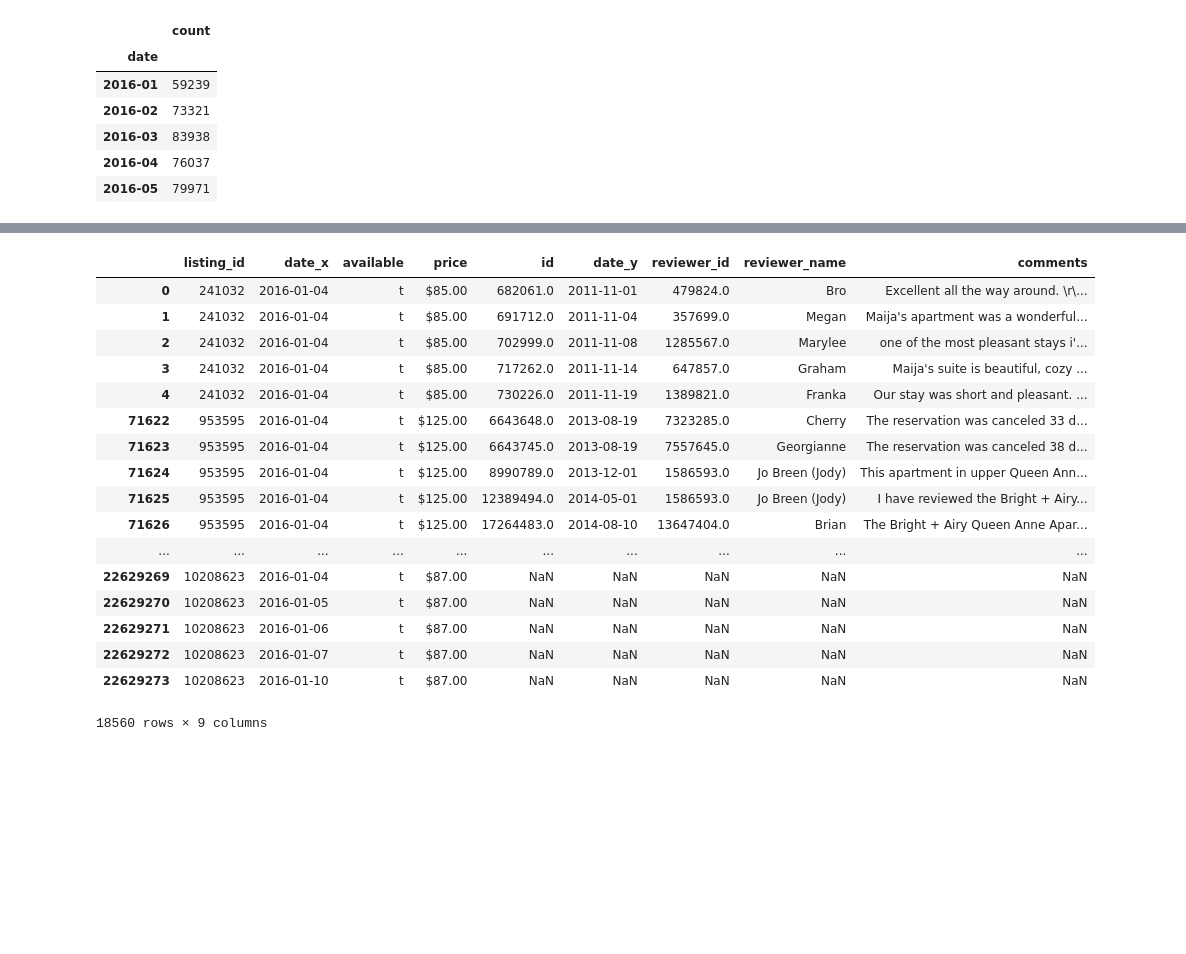
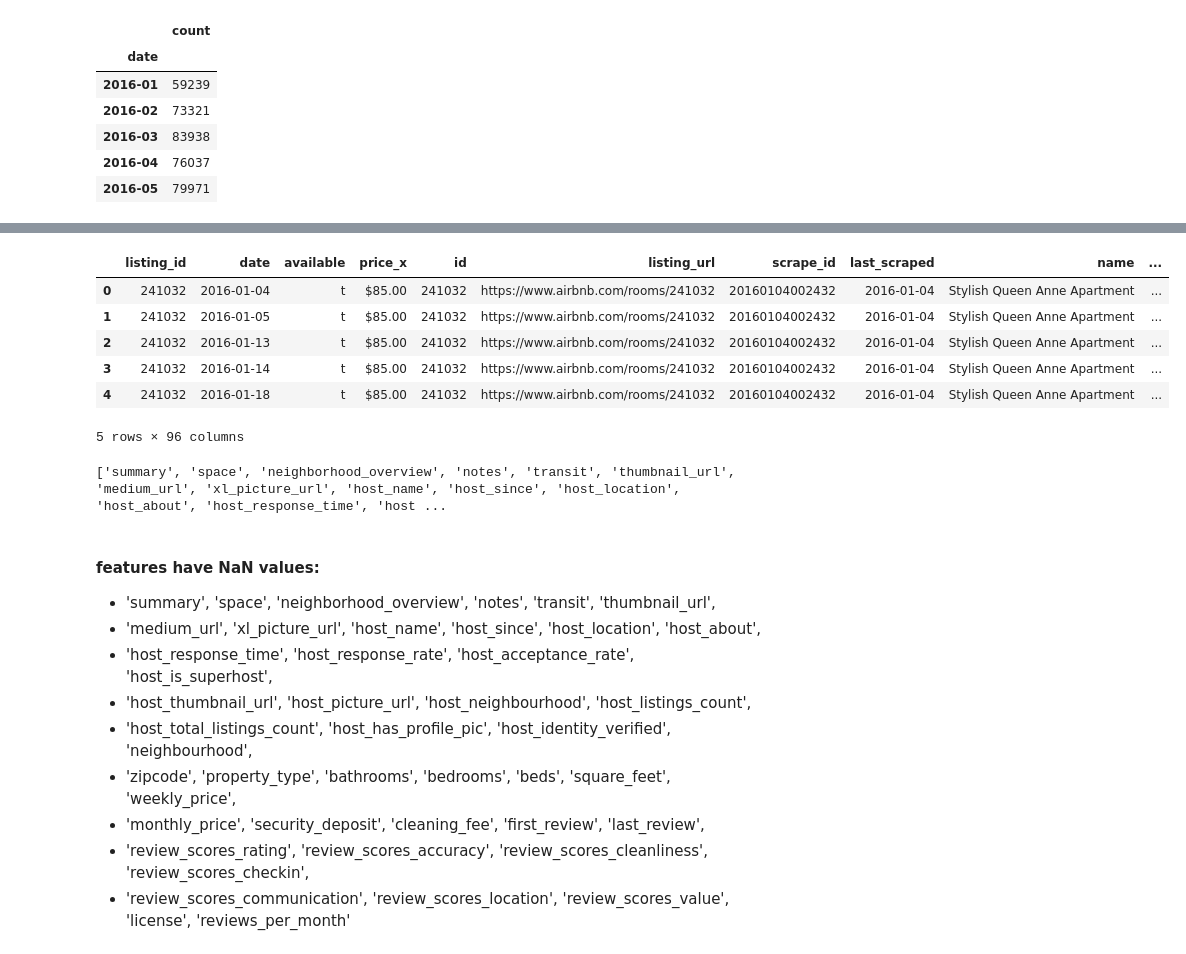
Before and after one commit to Rheasilvia/airbnb, a Jupyter notebook: airbnb.ipynb, the cells around one changed output, grey strips where cells are left out. Saved outputs shown, nothing was run; the diff lists cells and outputs as text; code cells hidden in the pictures; blank space fills up the shorter version.

```diff
--- a/airbnb.ipynb
+++ b/airbnb.ipynb
@@ -293,25 +299,30 @@ plt.show()
 # %%
 merge_pd = df_settle_clendar_raw.dropna().merge(df_settle_listings_raw,left_on='listing_id',right_on='id',how='inner')
-merge_pd
+merge_pd.head()
+# %% [output]
+|  | listing_id | date | available | price_x | id | listing_url | scrape_id | last_scraped | name | ... |
+| 0 | 241032 | 2016-01-04 | t | $85.00 | 241032 | https://www.airbnb.com/rooms/241032 | 20160104002432 | 2016-01-04 | Stylish Queen Anne Apartment | ... |
+| 1 | 241032 | 2016-01-05 | t | $85.00 | 241032 | https://www.airbnb.com/rooms/241032 | 20160104002432 | 2016-01-04 | Stylish Queen Anne Apartment | ... |
+| 2 | 241032 | 2016-01-13 | t | $85.00 | 241032 | https://www.airbnb.com/rooms/241032 | 20160104002432 | 2016-01-04 | Stylish Queen Anne Apartment | ... |
+| 3 | 241032 | 2016-01-14 | t | $85.00 | 241032 | https://www.airbnb.com/rooms/241032 | 20160104002432 | 2016-01-04 | Stylish Queen Anne Apartment | ... |
+| 4 | 241032 | 2016-01-18 | t | $85.00 | 241032 | https://www.airbnb.com/rooms/241032 | 20160104002432 | 2016-01-04 | Stylish Queen Anne Apartment | ... |
+5 rows × 96 columns
-# %%
-group_by_pd = merge_pd.groupby(['listing_id','available'])
-group_by_pd.head()
-# %% [output]
-|  | listing_id | date_x | available | price | id | date_y | reviewer_id | reviewer_name | comments |
-| 0 | 241032 | 2016-01-04 | t | $85.00 | 682061.0 | 2011-11-01 | 479824.0 | Bro | Excellent all the way around. \r\... |
-| 1 | 241032 | 2016-01-04 | t | $85.00 | 691712.0 | 2011-11-04 | 357699.0 | Megan | Maija's apartment was a wonderful... |
-| 2 | 241032 | 2016-01-04 | t | $85.00 | 702999.0 | 2011-11-08 | 1285567.0 | Marylee | one of the most pleasant stays i'... |
-| 3 | 241032 | 2016-01-04 | t | $85.00 | 717262.0 | 2011-11-14 | 647857.0 | Graham | Maija's suite is beautiful, cozy ... |
-| 4 | 241032 | 2016-01-04 | t | $85.00 | 730226.0 | 2011-11-19 | 1389821.0 | Franka | Our stay was short and pleasant. ... |
-| 71622 | 953595 | 2016-01-04 | t | $125.00 | 6643648.0 | 2013-08-19 | 7323285.0 | Cherry | The reservation was canceled 33 d... |
-| 71623 | 953595 | 2016-01-04 | t | $125.00 | 6643745.0 | 2013-08-19 | 7557645.0 | Georgianne | The reservation was canceled 38 d... |
-| 71624 | 953595 | 2016-01-04 | t | $125.00 | 8990789.0 | 2013-12-01 | 1586593.0 | Jo Breen (Jody) | This apartment in upper Queen Ann... |
-| 71625 | 953595 | 2016-01-04 | t | $125.00 | 12389494.0 | 2014-05-01 | 1586593.0 | Jo Breen (Jody) | I have reviewed the Bright + Airy... |
-| 71626 | 953595 | 2016-01-04 | t | $125.00 | 17264483.0 | 2014-08-10 | 13647404.0 | Brian | The Bright + Airy Queen Anne Apar... |
-| ... | ... | ... | ... | ... | ... | ... | ... | ... | ... |
-| 22629269 | 10208623 | 2016-01-04 | t | $87.00 | NaN | NaN | NaN | NaN | NaN |
-| 22629270 | 10208623 | 2016-01-05 | t | $87.00 | NaN | NaN | NaN | NaN | NaN |
-| 22629271 | 10208623 | 2016-01-06 | t | $87.00 | NaN | NaN | NaN | NaN | NaN |
-| 22629272 | 10208623 | 2016-01-07 | t | $87.00 | NaN | NaN | NaN | NaN | NaN |
-| 22629273 | 10208623 | 2016-01-10 | t | $87.00 | NaN | NaN | NaN | NaN | NaN |
-18560 rows × 9 columns
+# %%
+def get_NaN_feature_names(df)->None:
+    """get feature have NaN values"""
+    nan_list =[col_name for col_name in df.columns if df[col_name].isnull().sum() > 0]
+    print(nan_list)
+get_NaN_feature_names(df_settle_listings_raw)
+# %% [output]
+['summary', 'space', 'neighborhood_overview', 'notes', 'transit', 'thumbnail_url', 'medium_url', 'xl_picture_url', 'host_name', 'host_since', 'host_location', 'host_about', 'host_response_time', 'host ...
+# %% [markdown]
+#### features have NaN values:
+- 'summary', 'space', 'neighborhood_overview', 'notes', 'transit', 'thumbnail_url',
+- 'medium_url', 'xl_picture_url', 'host_name', 'host_since', 'host_location', 'host_about',
+- 'host_response_time', 'host_response_rate', 'host_acceptance_rate', 'host_is_superhost',
+- 'host_thumbnail_url', 'host_picture_url', 'host_neighbourhood', 'host_listings_count',
+- 'host_total_listings_count', 'host_has_profile_pic', 'host_identity_verified', 'neighbourhood',
+- 'zipcode', 'property_type', 'bathrooms', 'bedrooms', 'beds', 'square_feet', 'weekly_price',
+- 'monthly_price', 'security_deposit', 'cleaning_fee', 'first_review', 'last_review',
+- 'review_scores_rating', 'review_scores_accuracy', 'review_scores_cleanliness', 'review_scores_checkin',
+- 'review_scores_communication', 'review_scores_location', 'review_scores_value', 'license', 'reviews_per_month'
```
Also changed, not shown: parts of 12 cells of this notebook.
